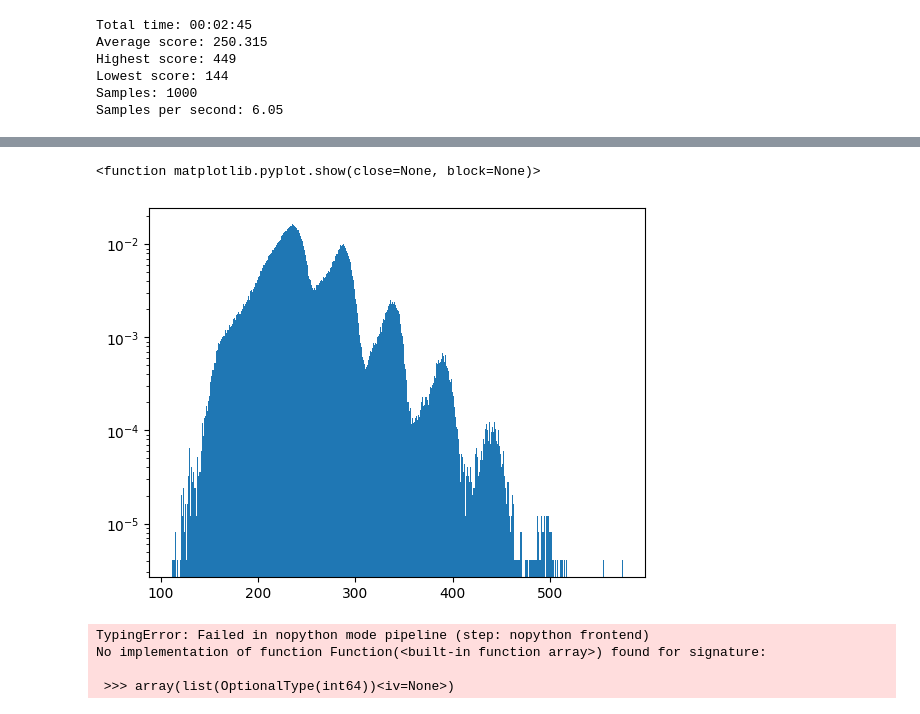
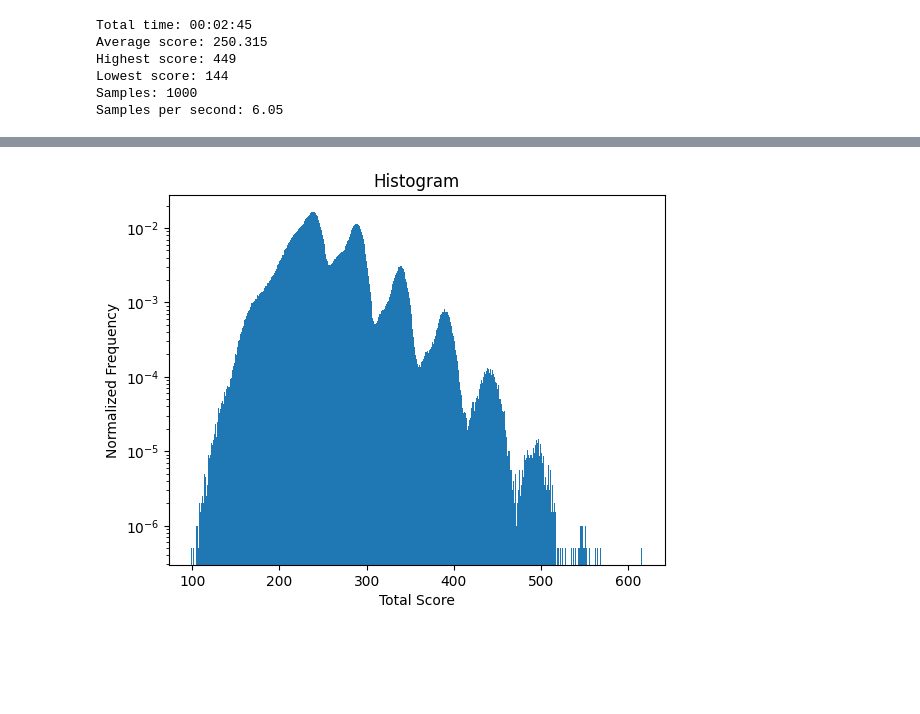
Before and after one commit to Pitterstummes/Kniffel, a Jupyter notebook: temp.ipynb, the cells around one changed output, grey strips where cells are left out. Saved outputs shown, nothing was run; the diff lists cells and outputs as text; code cells hidden in the pictures; blank space fills up the shorter version.

```diff
--- a/temp.ipynb
+++ b/temp.ipynb
@@ -116,57 +81,14 @@ Two pairs        20
 # %%
 import numpy as np
 import matplotlib.pyplot as plt
-file_path = r"C:\Users\paulk\Documents\Programmieren\Python\Kniffel\saves\250000samples_30012024\scores.txt"
+file_path = r"C:\Users\paulk\Documents\Programmieren\Python\Kniffel\saves\2000000samples_07022024\scores.txt"
 file_content = np.loadtxt(file_path)
 
-plt.hist(file_content, bins=465, density=True) # 63, 84, 126, 251
+plt.hist(file_content, bins=518, density=True) # 63, 84, 126, 251
+plt.title('Histogram')
+plt.xlabel('Total Score')
+plt.ylabel('Normalized Frequency')
 plt.yscale('log')
-plt.show
+plt.show()
 # %% [output]
-<function matplotlib.pyplot.show(close=None, block=None)>
-[figure, old version]
+[figure, new version]
-# %%
-import numpy as np
-from numba import jit
-from itertools import combinations
-
-@jit(nopython=True)
-def find_first_index(arr1, arr2):
-    for i, row in enumerate(arr2):
-        if np.array_equal(arr1, row):
-            return i
-
-@jit(nopython=True)
-def get_combinations_numba(state):
-    # Get all rerolls of the state
-    rerolls = np.zeros((32, 5), dtype=np.uint8)
-    counts = np.zeros((32, 6), dtype=np.uint8)
-    unique_count_indices = np.zeros((1), dtype=np.uint8)
-    for index in range(32):
-        rerolls[index] = state
-        for i in range(5): # create the rerolls including duplicates
-            if index & (1 << i):
-                rerolls[index, i] = 0
-        for roll in rerolls[index]: # create the counts of the rerolls
-            if roll != 0:
-                counts[index, roll-1] += 1
-        if find_first_index(counts[index], counts) not in unique_count_indices:
-            unique_count_indices = np.append(unique_count_indices, np.array([find_first_index(counts[index], counts)]))
-    unique_counts = counts[unique_count_indices]
-    unique_rerolls = np.zeros((len(unique_counts), 5), dtype=np.uint8)
-    for reroll_index in range(len(unique_rerolls)):
-        index = 0
-        for k, count in enumerate(unique_counts[reroll_index]):
-            if count > 0:
-                for j in range(count):
-                    unique_rerolls[reroll_index, index] = k + 1
-                    index += 1
-    return np.array(unique_rerolls)
-
-test = get_combinations_numba(np.array([1, 2, 3, 4, 5]))
-test
-# %% [output]
-TypingError: Failed in nopython mode pipeline (step: nopython frontend)
-No implementation of function Function(<built-in function array>) found for signature:
-
- >>> array(list(OptionalType(int64))<iv=None>)
```
Also changed, not shown: parts of 4 cells of this notebook, 9 other files.
